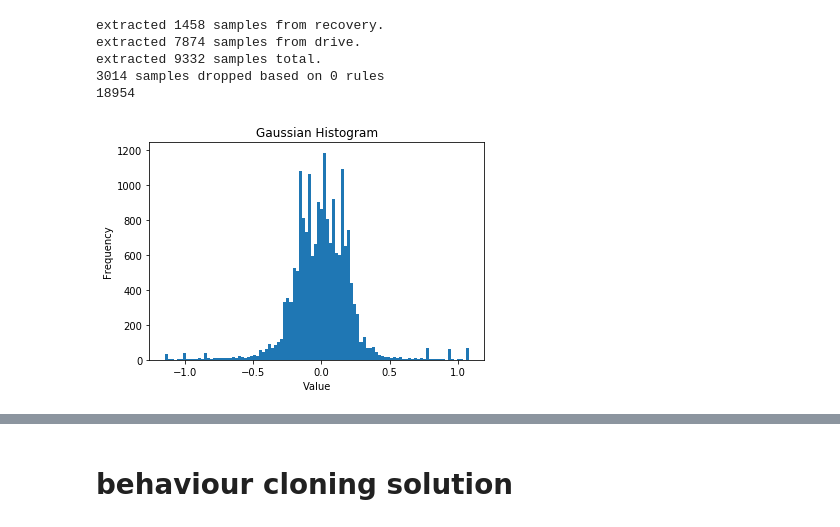
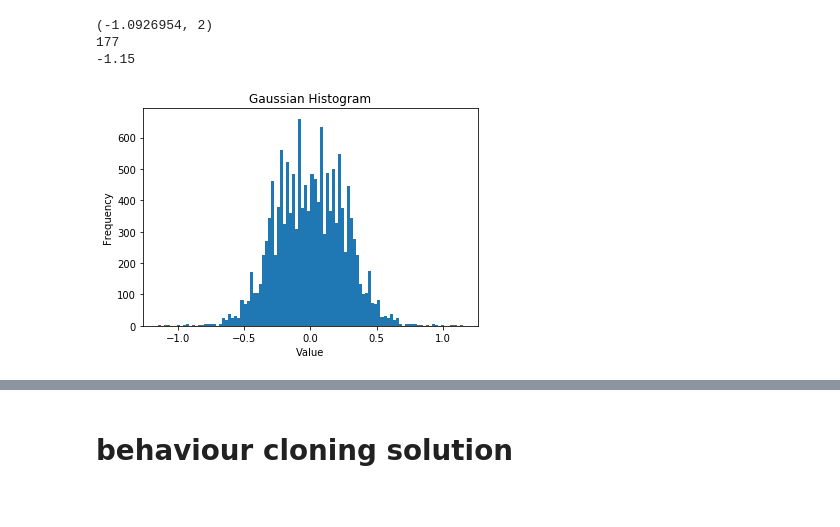
Before and after one commit to rbcorx/CarND-Behavioral-Cloning-P3, a Jupyter notebook: test.ipynb, the cells around one changed output, grey strips where cells are left out. Cells and saved outputs as stored; diff of their text form; code cells hidden in the pictures.

Commit message:
filter pipe

```diff
--- a/test.ipynb
+++ b/test.ipynb
@@ -3,0 +53,26 @@ from preprocess import get_data, extract_samples_from_rows, create_aug_img_pipel
+# %%
+stats = list(zip(*np.unique(steers, return_counts=True)))
+count_dict = dict(stats)
+mx_count = max(stats, key=lambda x: x[1])[1]
+mx_value = max(stats, key=lambda x: abs(x[0]))[0]
+print (stats[1])
+print(mx_count)
+print (mx_value)
+stats = sorted(stats, key=lambda x: x[1])
+#print (stats)
+#print (sorted(stats, key=lambda x: abs(x[0])))
+
+
+#filter_by_count =
+#filter_by_value =
+[0.90, 0.00]
+[0, 1.15]
+[292, 1]
+#abs(value) = [0, 1.15]
+
+plot_data (steers)
+# %% [output]
+(-1.0926954, 2)
+177
+-1.15
+[figure, added]
@@ -4,9 +86,17 @@ from preprocess import get_data, extract_samples_from_rows, create_aug_img_pipel
 # %%
-data, count = get_data()
 
-#g = generate_batch(data, fake=True, flipit=True, rand_camera=True)
+fig = plt.figure(figsize=(20, 15))
 
-images, steers = [], []
+for i, el in enumerate(zip(images, steers)):
+    img, angle = el
+    a=fig.add_subplot(len(images)//2+1,2,(i+1))
+    imgplot = plt.imshow(img)
+    a.set_title(str(angle))
+plt.tight_layout()
+
+# g = generate_batch(data, fake=True, augment=False, flipit=True, rand_camera=True)
+
+# images, steers = [], []
 
 # for el in g:
 #     images.extend(el[0])
@@ -14,18 +104,8 @@ images, steers = [], []
 #     if len(images) >= count:
 #         break
 
-images, steers = extract_samples_from_rows(data, [0, 1, 2], [0, -0.15, 0.15], fake=True, )#rand=True)
+# #images, steers = extract_samples_from_rows(data, [0, 1, 2], [0, -0.15, 0.15], fake=True, )#rand=True)
 
-print (len(steers))
 
-aug_image = create_aug_img_pipeline(accepted_angles=[0, 0.15, -0.15], fake=True)
-
-plot_data(steers)
+# plot_data(steers)
-# %% [output]
-extracted 1458 samples from recovery.
-extracted 7874 samples from drive.
-extracted 9332 samples total.
-3014 samples dropped based on 0 rules
-18954
-[figure, removed]
 # %%
```
Also changed, not shown: parts of 11 cells of this notebook, 2 other files.
